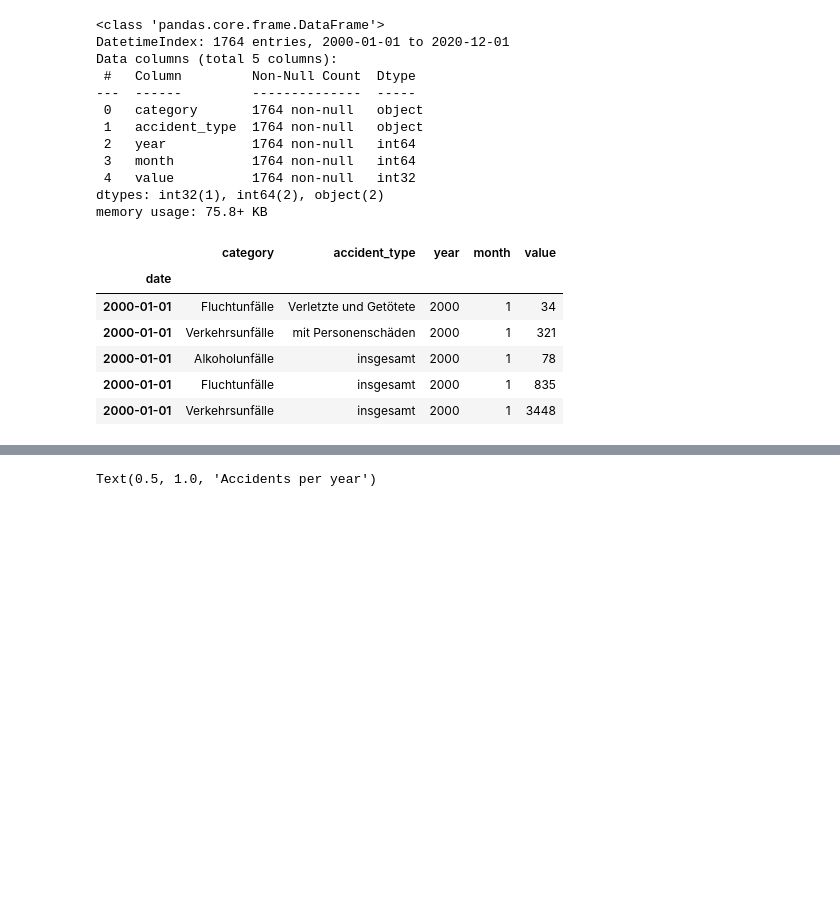
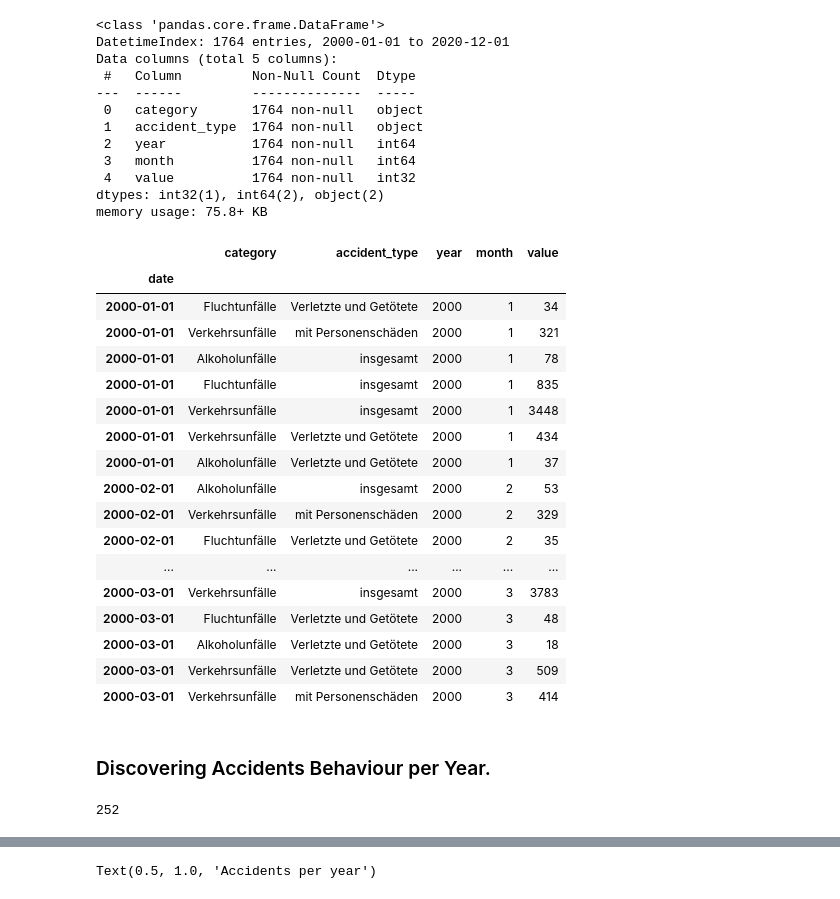
Before and after one commit to MarwaMohammad/accident_forecasting_using_LSTM, a Jupyter notebook: All_Data_Analysis_Visualization.ipynb, the cells around one changed output, grey strips where cells are left out. Cells and saved outputs as stored; diff of their text form; code cells hidden in the pictures; blank space fills up the shorter version.

```diff
--- a/All_Data_Analysis_Visualization.ipynb
+++ b/All_Data_Analysis_Visualization.ipynb
@@ -239,12 +246,29 @@ Data columns (total 5 columns):
 dtypes: int32(1), int64(2), object(2)
 memory usage: 75.8+ KB
 # %%
-df.head()
+df.head(20)
 # %% [output]
 |  | category | accident_type | year | month | value |
 | date |  |  |  |  |  |
 | 2000-01-01 | Fluchtunfälle | Verletzte und Getötete | 2000 | 1 | 34 |
 | 2000-01-01 | Verkehrsunfälle | mit Personenschäden | 2000 | 1 | 321 |
 | 2000-01-01 | Alkoholunfälle | insgesamt | 2000 | 1 | 78 |
 | 2000-01-01 | Fluchtunfälle | insgesamt | 2000 | 1 | 835 |
 | 2000-01-01 | Verkehrsunfälle | insgesamt | 2000 | 1 | 3448 |
+| 2000-01-01 | Verkehrsunfälle | Verletzte und Getötete | 2000 | 1 | 434 |
+| 2000-01-01 | Alkoholunfälle | Verletzte und Getötete | 2000 | 1 | 37 |
+| 2000-02-01 | Alkoholunfälle | insgesamt | 2000 | 2 | 53 |
+| 2000-02-01 | Verkehrsunfälle | mit Personenschäden | 2000 | 2 | 329 |
+| 2000-02-01 | Fluchtunfälle | Verletzte und Getötete | 2000 | 2 | 35 |
+| ... | ... | ... | ... | ... | ... |
+| 2000-03-01 | Verkehrsunfälle | insgesamt | 2000 | 3 | 3783 |
+| 2000-03-01 | Fluchtunfälle | Verletzte und Getötete | 2000 | 3 | 48 |
+| 2000-03-01 | Alkoholunfälle | Verletzte und Getötete | 2000 | 3 | 18 |
+| 2000-03-01 | Verkehrsunfälle | Verletzte und Getötete | 2000 | 3 | 509 |
+| 2000-03-01 | Verkehrsunfälle | mit Personenschäden | 2000 | 3 | 414 |
+# %% [markdown]
+### Discovering Accidents Behaviour per Year.
+# %%
+len(df.groupby(by =['date'])['value'].sum())
+# %% [output]
+252
```
Also changed, not shown: parts of 9 cells of this notebook, 5 other files.
